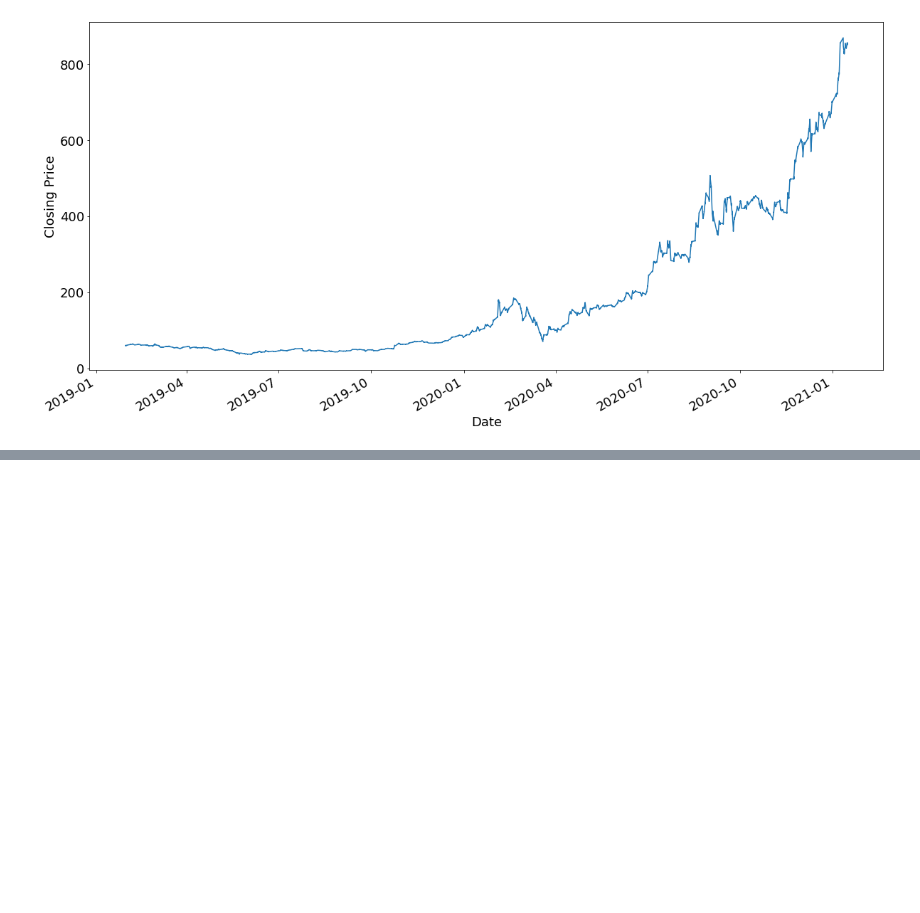
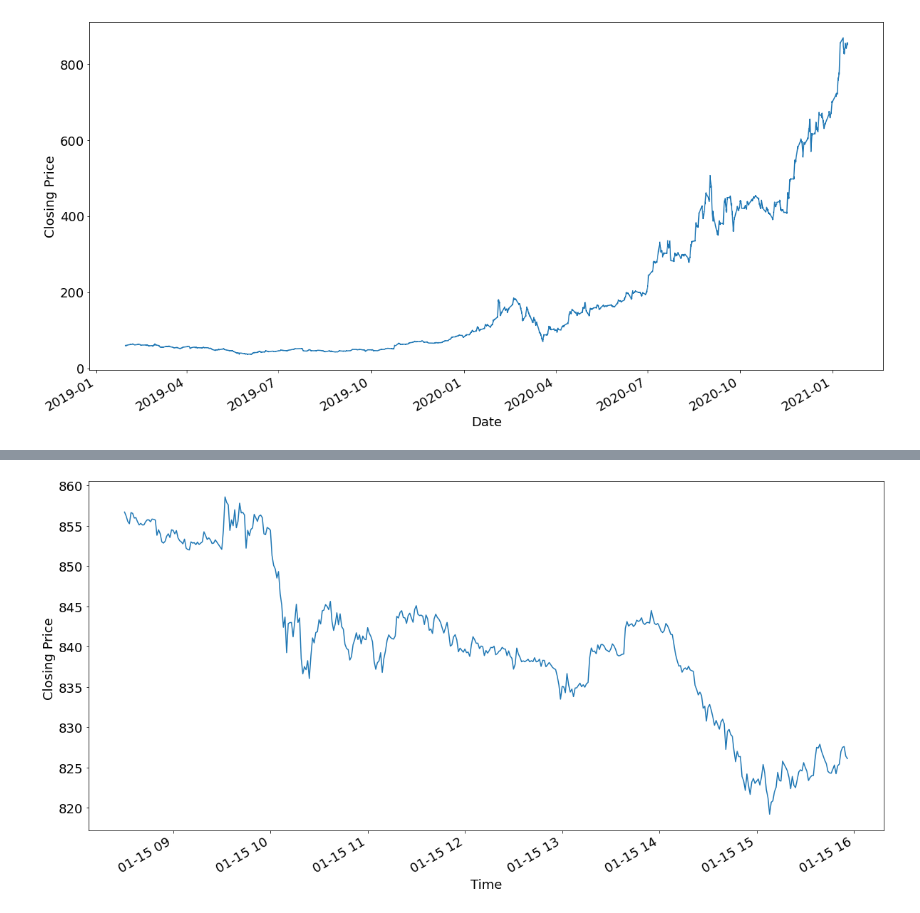
Before and after one commit to leeso1718/StockMarket_explainableAI, a Jupyter notebook: notebooks/data_nb/data_eda.ipynb, the cells around one changed output, grey strips where cells are left out. Cells and saved outputs as stored; diff of their text form; code cells hidden in the pictures; blank space fills up the shorter version.

```diff
--- a/notebooks/data_nb/data_eda.ipynb
+++ b/notebooks/data_nb/data_eda.ipynb
@@ -39,0 +100,3 @@ plt.show()
+# %%
+data_market_vol_20210115 = data_market.loc[data_market.time.apply(lambda x:x.date()==data_market.time[0].date())].set_index('time')
+data_market_vol_20210115.head()
@@ -39,0 +111,3 @@ plt.show()
+# %%
+data_all = pd.concat([data_vol_20210115, data_market_vol_20210115])
+data_all.head()
@@ -39,0 +130,8 @@ plt.show()
+# %%
+plt.figure(figsize=(20,10))
+data_all.close.plot(fontsize=18)
+plt.xlabel('Time',fontsize=18)
+plt.ylabel('Closing Price ',fontsize=18)
+plt.show()
+# %% [output]
+[figure, added]
```
Also changed, not shown: parts of 32 cells of this notebook, 12 other files.
